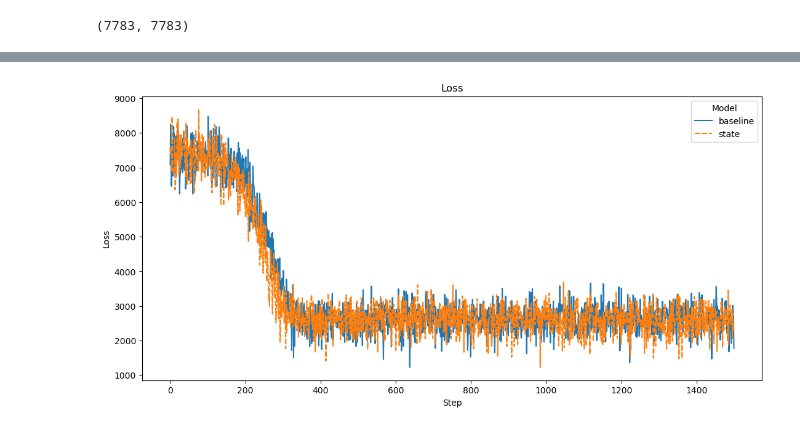
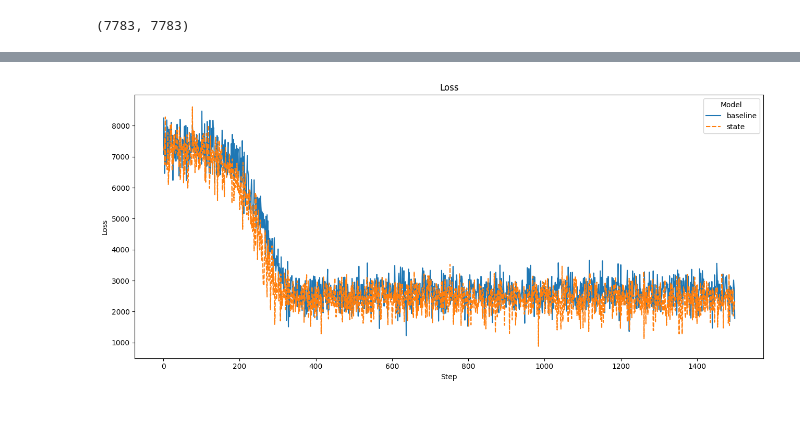
Before and after one commit to priest-yang/Pedestrian-Trajectory-Prediction, a Jupyter notebook: notebook/model_eval.ipynb, the cells around one changed output, grey strips where cells are left out. Drawn from its saved outputs; the diff is of its cells as text; code cells hidden in the pictures.

```diff
--- a/notebook/model_eval.ipynb
+++ b/notebook/model_eval.ipynb
@@ -19,10 +19,12 @@ df = pd.DataFrame({'baseline': loss_baseline, 'state': loss_state})
 # %%
 fig = plt.figure(figsize=(13, 6))
 sns.lineplot(data=df[:1500])
 plt.xlabel('Step')
 plt.ylabel('Loss')
 plt.title('Loss')
 plt.legend(title='Model')
+plt.tight_layout()
+plt.savefig('../figure/loss0429.png')
 plt.show()
 # %% [output]
-[figure, old version]
+[figure, new version]
```
Also changed, not shown: parts of 1 cell of this notebook, 3 other files.
